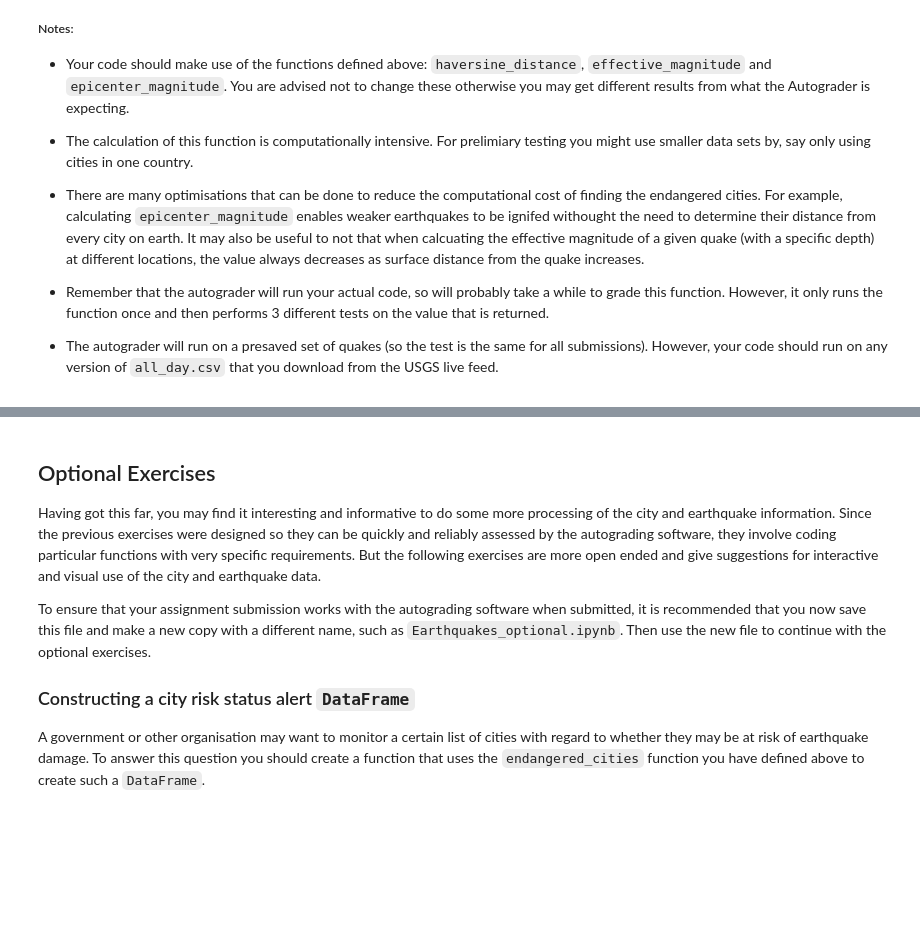
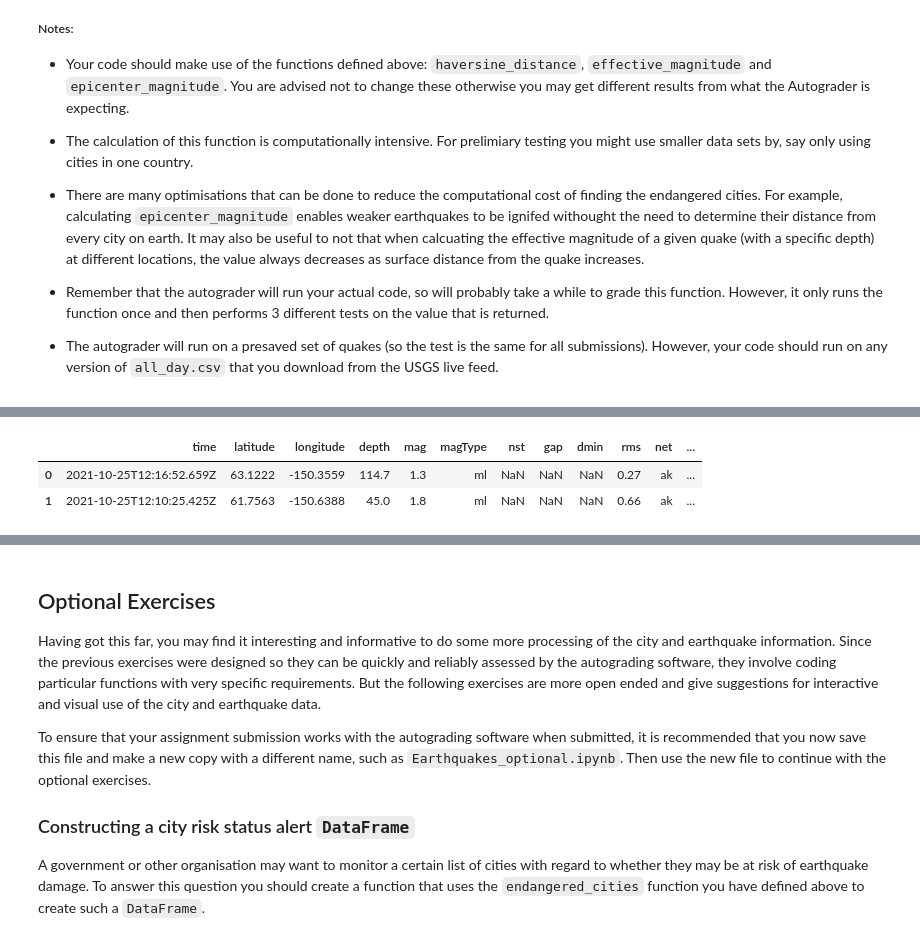
Before and after one commit to buthaina279/P4DS, a Jupyter notebook: A2_Earthquakes_V2.ipynb, the cells around one changed output, grey strips where cells are left out. Drawn from its saved outputs; the diff is of its cells as text; code cells hidden in the pictures; blank space fills up the shorter version.

```diff
--- a/A2_Earthquakes_V2.ipynb
+++ b/A2_Earthquakes_V2.ipynb
@@ -769,0 +798,6 @@ def endangered_cities(min_population, min_effective_magnitude):
+# %%
+QUAKE_DF.head(2)
+# %% [output]
+|  | time | latitude | longitude | depth | mag | magType | nst | gap | dmin | rms | net | ... |
+| 0 | 2021-10-25T12:16:52.659Z | 63.1222 | -150.3559 | 114.7 | 1.3 | ml | NaN | NaN | NaN | 0.27 | ak | ... |
+| 1 | 2021-10-25T12:10:25.425Z | 61.7563 | -150.6388 | 45.0 | 1.8 | ml | NaN | NaN | NaN | 0.66 | ak | ... |
```
Also changed, not shown: parts of 11 cells of this notebook.
